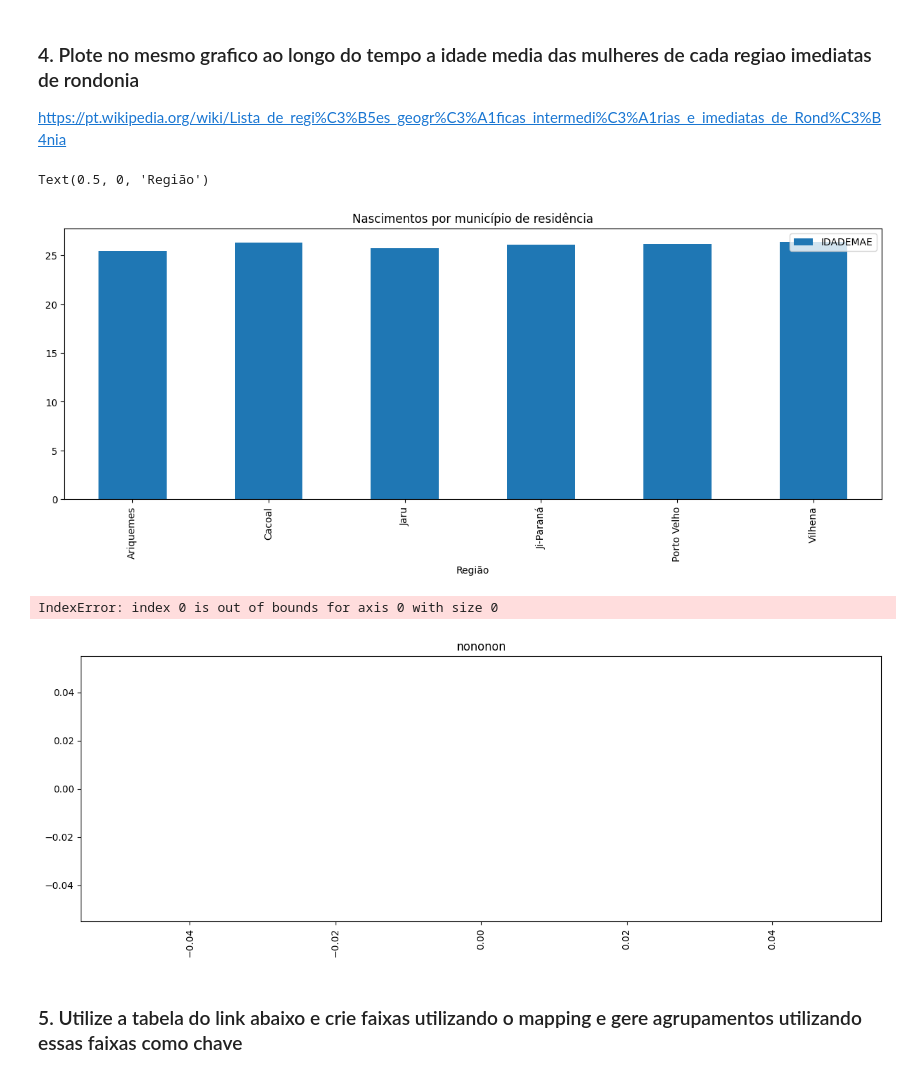
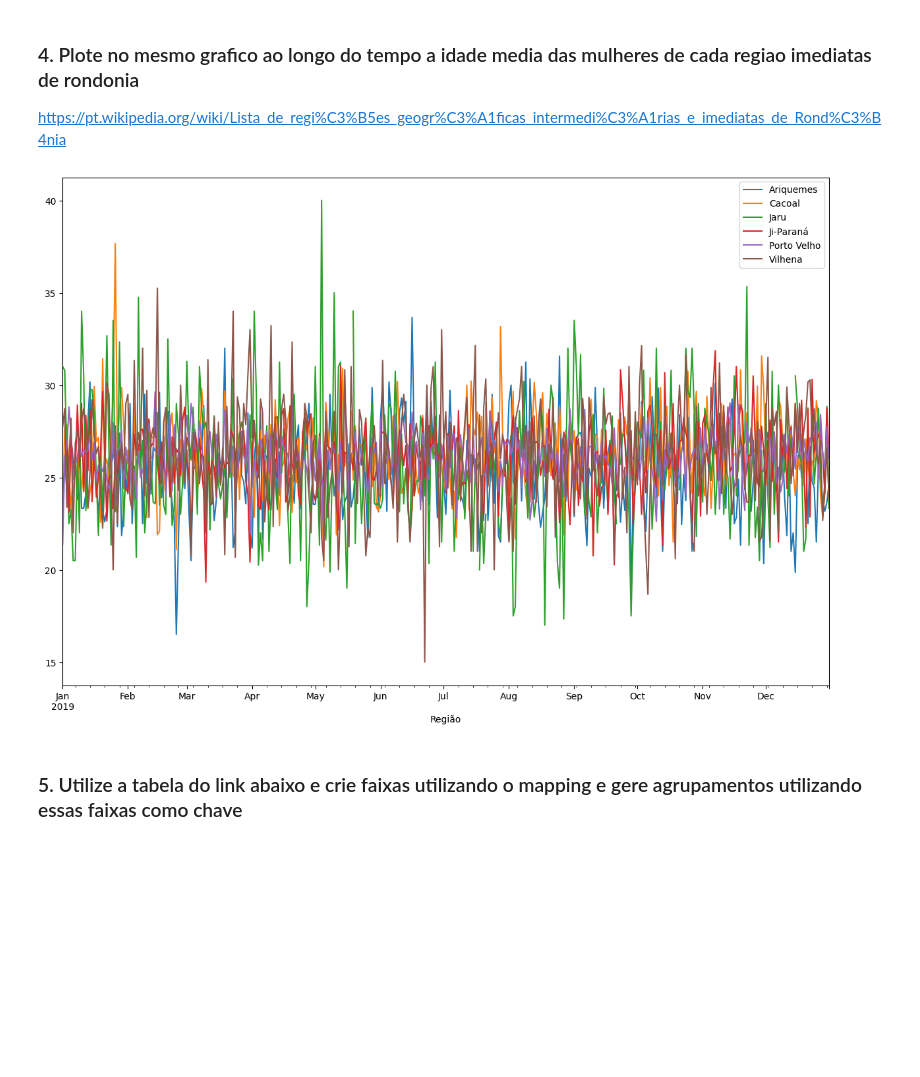
Before and after one commit to rovedajr/ebac-modulo-09-02, a Jupyter notebook: Mod9Tarefa2.ipynb, the cells around one changed output. Saved outputs shown, nothing was run; the diff lists cells and outputs as text; code cells hidden in the pictures; blank space fills up the shorter version.

```diff
--- a/Mod9Tarefa2.ipynb
+++ b/Mod9Tarefa2.ipynb
@@ -187,28 +187,14 @@ imediatas = {
     "Pimenteiras do Oeste": "Vilhena"
 }
 # %%
-sinasc_plot_1 = sinasc_raw[['IDADEMAE',
+sinasc_plot_1 = sinasc_raw[['IDADEMAE', 'DTNASC',
                             'munResNome']].set_index('munResNome').copy()
 
-result = sinasc_plot_1.groupby(imediatas).mean()
-result.plot(figsize=(15, 5), kind='bar',
-            title='Nascimentos por município de residência');
-# plt.ylabel('Idade da mãe')
-plt.xlabel('Região')
+sinasc_plot_1.loc[:,'DTNASC'] = pd.to_datetime(sinasc_plot_1['DTNASC'])
+sinasc_plot_1.groupby(['DTNASC', imediatas])['IDADEMAE'].mean().unstack().plot(figsize=[15,10]);
+plt.xlabel('Região');
 # %% [output]
-Text(0.5, 0, 'Região')
-[figure, old version]
+[figure, new version]
-# %%
-resultado = sinasc_raw.groupby(imediatas)[['DTNASC', 'IDADEMAE']].count().unstack()
-
-
-resultado.plot(figsize=(15, 5), kind='bar',
-                title='nononon');
-
-# add to the resultado aggregate the imediatas column
-# %% [output]
-IndexError: index 0 is out of bounds for axis 0 with size 0
-[figure, removed]
 # %% [markdown]
 ### 5. Utilize a tabela do link abaixo e crie faixas utilizando o mapping e gere agrupamentos utilizando essas faixas como chave
 # %% [markdown]
```
